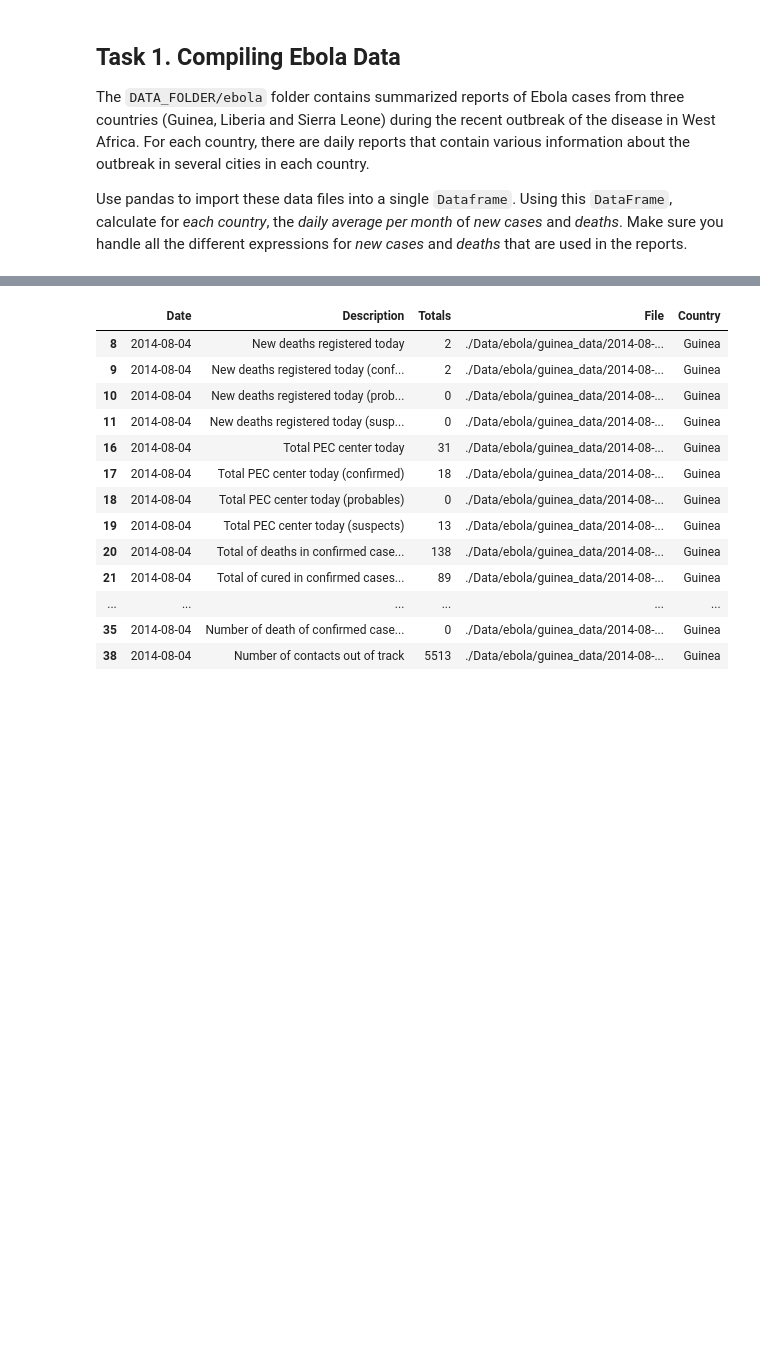
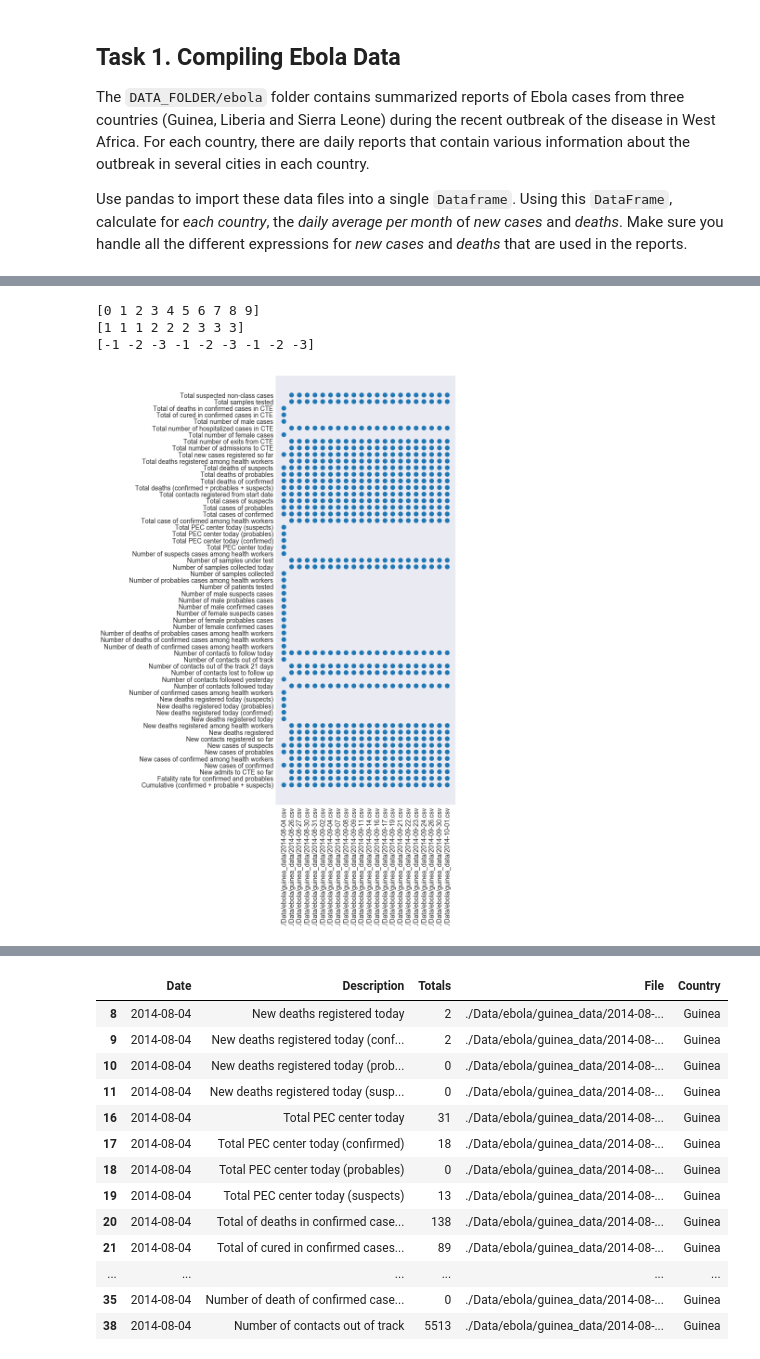
Before and after one commit to brunebastide/ADA, a Jupyter notebook: 01 - Pandas and Data Wrangling/Homework 1.ipynb, the cells around one changed output, grey strips where cells are left out. Cells and saved outputs as stored; diff of their text form; code cells hidden in the pictures; blank space fills up the shorter version.

Commit message:
Add plot attribute task 1

```diff
--- a/01 - Pandas and Data Wrangling/Homework 1.ipynb
+++ b/01 - Pandas and Data Wrangling/Homework 1.ipynb
@@ -57,3 +39,45 @@ guinea
+# %%
+# np.repeat(np.arange(0,1,0.1), 3)
+print(np.arange(0,10))
+x = [1,2,3]
+y = [-1,-2,-3]
+xv, yv = np.meshgrid(x, y, sparse=False, indexing='ij')
+print(xv.ravel())
+print(yv.ravel())
+# %% [output]
+[0 1 2 3 4 5 6 7 8 9]
+[1 1 1 2 2 2 3 3 3]
+[-1 -2 -3 -1 -2 -3 -1 -2 -3]
+# %%
+files = files_for_country('guinea')
+dfs = []
+for f in files:
+    df = pd.read_csv(f, parse_dates=['Date'])
+    df['File'] = f
+    dfs.append(df)
+
+guinea = pd.concat(dfs)
+guinea = guinea[['Date', 'Description', 'Totals', 'File']]
+guinea = guinea.fillna(0)
+guinea['Country'] = 'Guinea'
+guinea
+piv, n_files, n_desc = row_description_file_analysis(guinea)
+# ax = sns.heatmap(piv, cmap="YlGnBu")
+# plt.setp( ax.xaxis.get_majorticklabels(), rotation=90 )
+# # plt.tight_layout()
+# plt.show()
+
+
+xs, ys = np.meshgrid(np.arange(0, n_files), np.arange(0, n_desc), sparse=False, indexing='ij')
+fig, ax = plt.subplots(figsize=(5,12))
+ax.scatter(xs.ravel(), ys.ravel(), s=np.transpose(piv.values).ravel() * 40)
+ax.set_xticklabels(files)
+plt.xticks(np.arange(0, n_files), rotation=90)
+ax.set_yticklabels(piv.index)
+plt.yticks(np.arange(0, n_desc))
+plt.show()
+# %% [output]
+[figure, added]
 # %%
 # check all the description that we need to take into account
 desc_counts = guinea.Description.value_counts()
```
Also changed, not shown: parts of 8 cells of this notebook.
